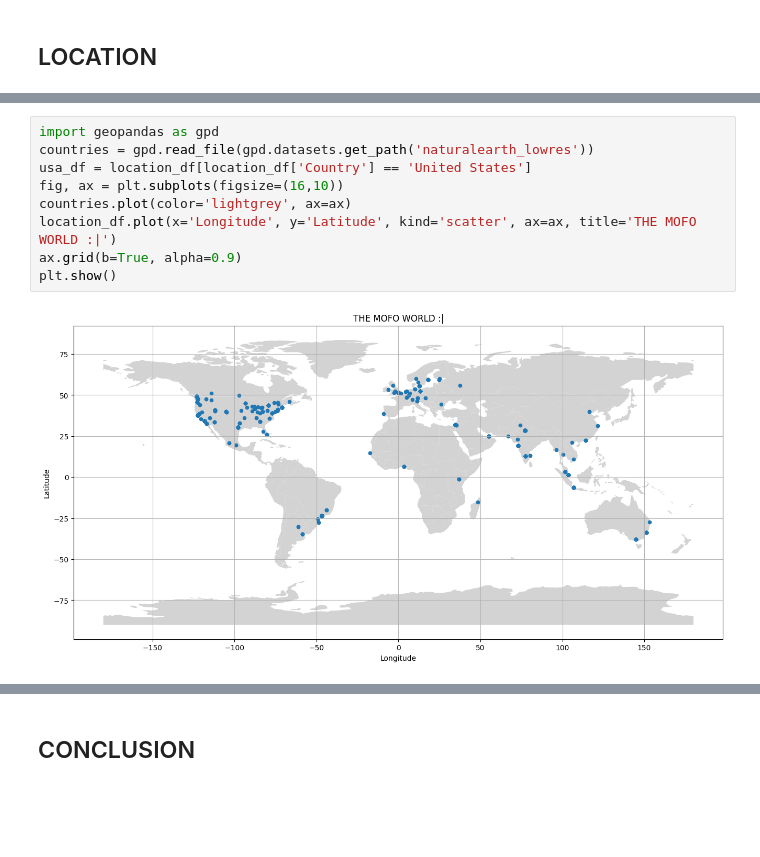
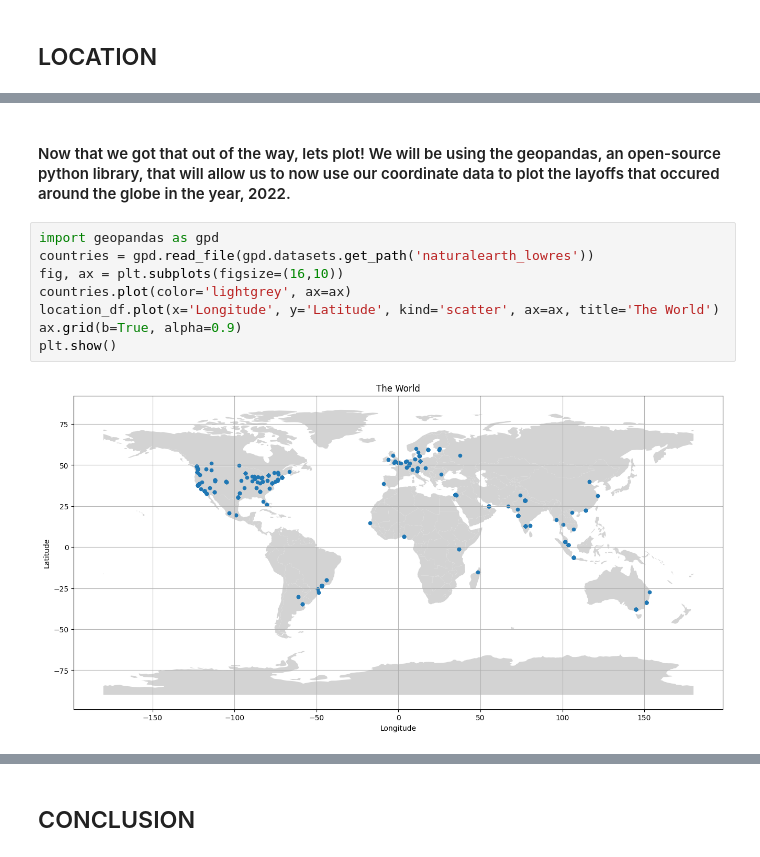
Before and after one commit to Willyang1379/2022-Business-Layoff-Analysis, a Jupyter notebook: 2022 Business Layoff Analysis.ipynb, the cells around one changed output, grey strips where cells are left out. Saved outputs shown, nothing was run; the diff lists cells and outputs as text; blank space fills up the shorter version.

```diff
--- a/2022 Business Layoff Analysis.ipynb
+++ b/2022 Business Layoff Analysis.ipynb
@@ -425,14 +430,15 @@ location_df.head()
 | 2 | iPrice Group | Kuala Lumpur | Retail | 50.0 | 0.17 | 2022-06-08 | Unknown | Malaysia | -0.236008 | ... |
 | 3 | iFit | Logan | Fitness | 300.0 | 0.27 | 2022-11-14 | Private Equity | United States | -0.188510 | ... |
 | 4 | ezCater | Boston | Food | 400.0 | 0.20 | 2020-04-07 | Series D | United States | 0.193293 | ... |
+# %% [markdown]
+#### Now that we got that out of the way, lets plot! We will be using the geopandas, an open-source python library, that will allow us to now use our coordinate data to plot the layoffs that occured around the globe in the year, 2022.
 # %%
 import geopandas as gpd
 countries = gpd.read_file(gpd.datasets.get_path('naturalearth_lowres'))
-usa_df = location_df[location_df['Country'] == 'United States']
 fig, ax = plt.subplots(figsize=(16,10))
 countries.plot(color='lightgrey', ax=ax)
-location_df.plot(x='Longitude', y='Latitude', kind='scatter', ax=ax, title='THE MOFO WORLD :|')
+location_df.plot(x='Longitude', y='Latitude', kind='scatter', ax=ax, title='The World')
 ax.grid(b=True, alpha=0.9)
 plt.show()
 # %% [output]
-[figure, old version]
+[figure, new version]
```
Also changed, not shown: parts of 11 cells of this notebook.
